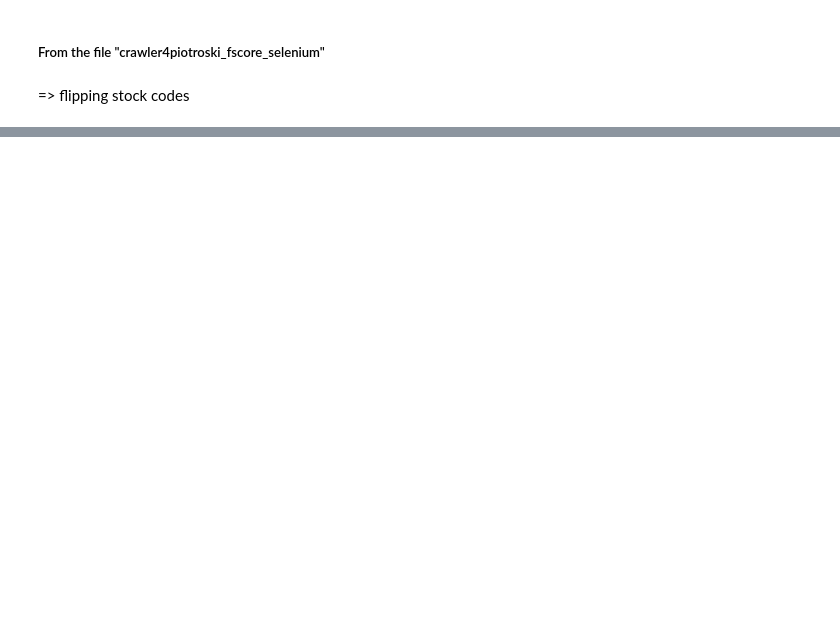
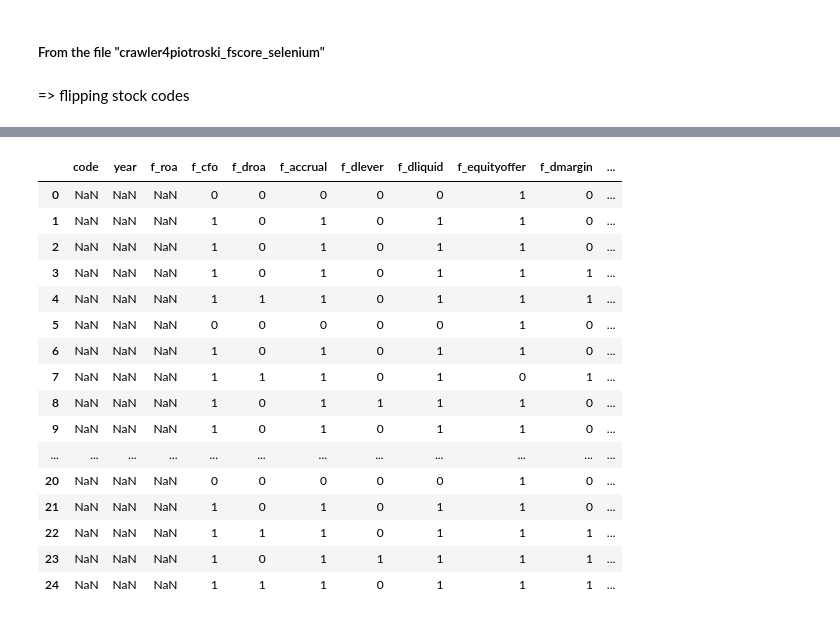
Before and after one commit to daesik82/ChargingBull, a Jupyter notebook: BigBull/crawler4piotroski_fscore_selenium_v2.ipynb, the cells around one changed output, grey strips where cells are left out. Cells and saved outputs as stored; diff of their text form; code cells hidden in the pictures; blank space fills up the shorter version.

```diff
--- a/BigBull/crawler4piotroski_fscore_selenium_v2.ipynb
+++ b/BigBull/crawler4piotroski_fscore_selenium_v2.ipynb
@@ -270,12 +279,12 @@ for i in code_n_name.keys():
     finstate_tab.click()
 
     code = i
-    for d in [crawl_balsheet(i), crawl_incomestate(i), crawl_cashflow(i)]:
+    for d in [crawl_ics(i), crawl_balsheet(i), crawl_incomestate(i), crawl_cashflow(i)]:
         fs_dict.update(d)
 
     df_company = merge_n_convert(i, year, fs_dict)
 
-    df_fscore = pd.concat([df_fscore, df_company], ignore_index=True)
+    df_fbase = pd.concat([df_fbase, df_company], ignore_index=True)
 
-    print(df_fscore)
+    print(df_fbase)
 # %% [output]
@@ -298,0 +355,20 @@ for i in code_n_name.keys():
+# %%
+df_fscore
+# %% [output]
+|  | code | year | f_roa | f_cfo | f_droa | f_accrual | f_dlever | f_dliquid | f_equityoffer | f_dmargin | ... |
+| 0 | NaN | NaN | NaN | 0 | 0 | 0 | 0 | 0 | 1 | 0 | ... |
+| 1 | NaN | NaN | NaN | 1 | 0 | 1 | 0 | 1 | 1 | 0 | ... |
+| 2 | NaN | NaN | NaN | 1 | 0 | 1 | 0 | 1 | 1 | 0 | ... |
+| 3 | NaN | NaN | NaN | 1 | 0 | 1 | 0 | 1 | 1 | 1 | ... |
+| 4 | NaN | NaN | NaN | 1 | 1 | 1 | 0 | 1 | 1 | 1 | ... |
+| 5 | NaN | NaN | NaN | 0 | 0 | 0 | 0 | 0 | 1 | 0 | ... |
+| 6 | NaN | NaN | NaN | 1 | 0 | 1 | 0 | 1 | 1 | 0 | ... |
+| 7 | NaN | NaN | NaN | 1 | 1 | 1 | 0 | 1 | 0 | 1 | ... |
+| 8 | NaN | NaN | NaN | 1 | 0 | 1 | 1 | 1 | 1 | 0 | ... |
+| 9 | NaN | NaN | NaN | 1 | 0 | 1 | 0 | 1 | 1 | 0 | ... |
+| ... | ... | ... | ... | ... | ... | ... | ... | ... | ... | ... | ... |
+| 20 | NaN | NaN | NaN | 0 | 0 | 0 | 0 | 0 | 1 | 0 | ... |
+| 21 | NaN | NaN | NaN | 1 | 0 | 1 | 0 | 1 | 1 | 0 | ... |
+| 22 | NaN | NaN | NaN | 1 | 1 | 1 | 0 | 1 | 1 | 1 | ... |
+| 23 | NaN | NaN | NaN | 1 | 0 | 1 | 1 | 1 | 1 | 1 | ... |
+| 24 | NaN | NaN | NaN | 1 | 1 | 1 | 0 | 1 | 1 | 1 | ... |
```
Also changed, not shown: parts of 16 cells of this notebook, 1 other file.
